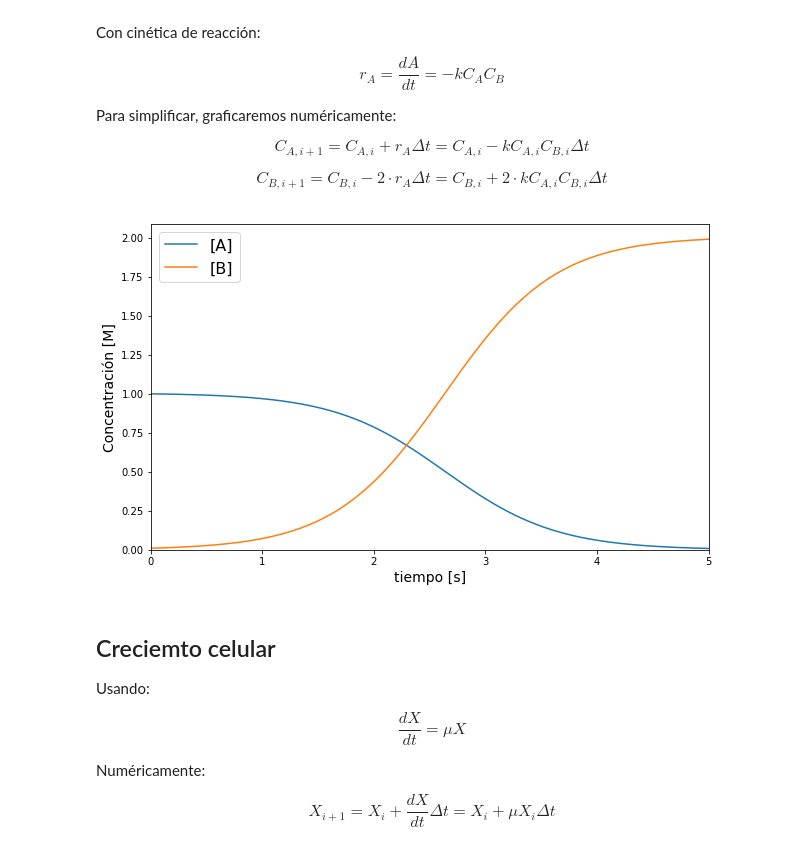
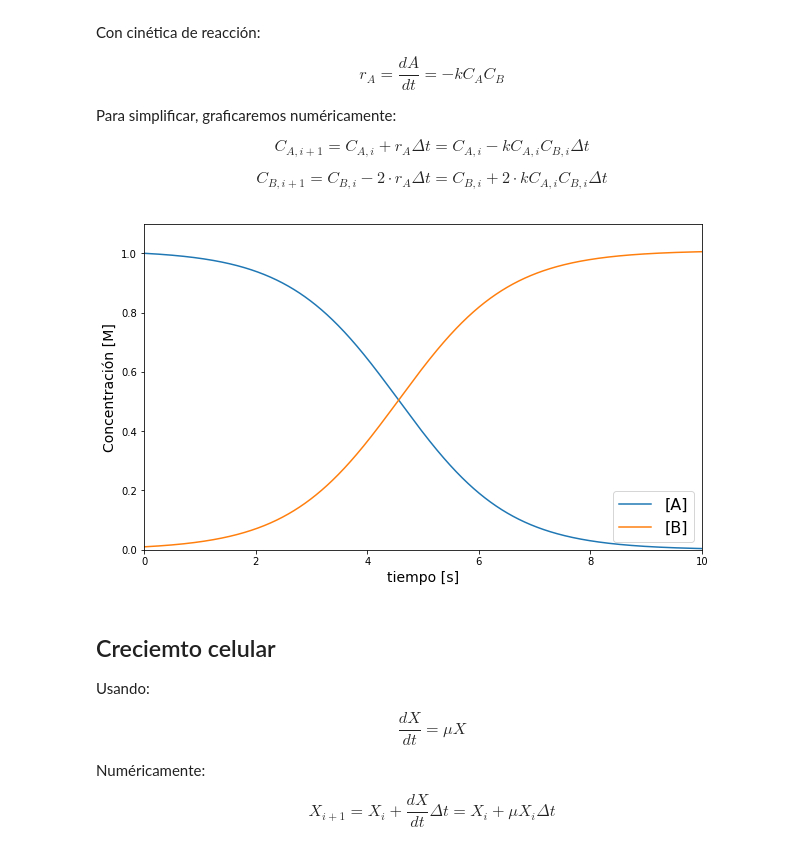
Before and after one commit to StarBrand/IQ4305-Graficos, a Jupyter notebook: Reacciones autocatalíticas.ipynb, the cells around one changed output. Saved outputs shown, nothing was run; the diff lists cells and outputs as text; code cells hidden in the pictures.

```diff
--- a/Reacciones autocatalíticas.ipynb
+++ b/Reacciones autocatalíticas.ipynb
@@ -44,7 +44,7 @@ DELTA_T = 0.001
 def step(c_a, c_b, t):
     t += DELTA_T
     c_a -= k * c_a * c_b * DELTA_T
-    c_b += 2 * k * c_a * c_b * DELTA_T
+    c_b += k * c_a * c_b * DELTA_T
     return c_a, c_b, t
 # %%
 C_A = [C_A0]
@@ -52,7 +52,7 @@ C_B = [C_B0]
 T = [0]
 # %%
 # Numero de iteraciones
-N = int(5e3)
+N = int(1e4)
 
 for _ in range(N):
     values = step(C_A[-1], C_B[-1], T[-1])
@@ -62,20 +62,20 @@ for _ in range(N):
 # %%
 fig, ax = plt.subplots(figsize=(10, 6))
 
 ax.plot(T, C_A, label="[A]")
 ax.plot(T, C_B, label="[B]")
 
 ax.set_xlim(T[0], T[-1])
-ax.set_ylim(0, C_B[-1] + 0.1)
+ax.set_ylim(0, C_A[0] + 0.1)
 
 ax.set_xlabel("tiempo [s]", fontsize=14)
 ax.set_ylabel("Concentración [M]", fontsize=14)
 
 ax.legend(fontsize=16)
 
 fig.savefig(os.path.join(FOLDER, "autocatalitica_simple.png"))
 # %% [output]
-[figure, old version]
+[figure, new version]
 # %% [markdown]
 ## Creciemto celular
 
```
Also changed, not shown: 3 other files.
